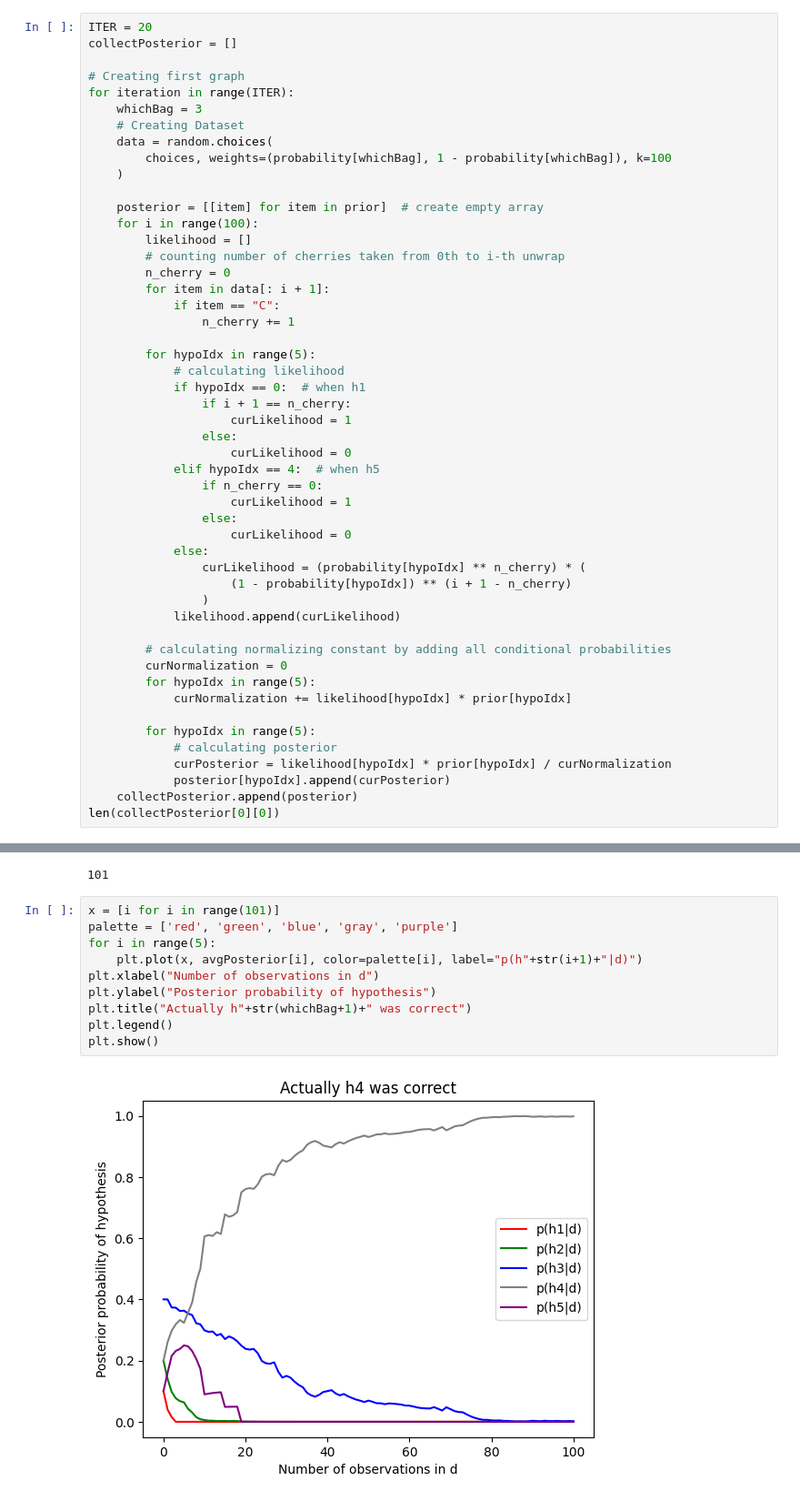
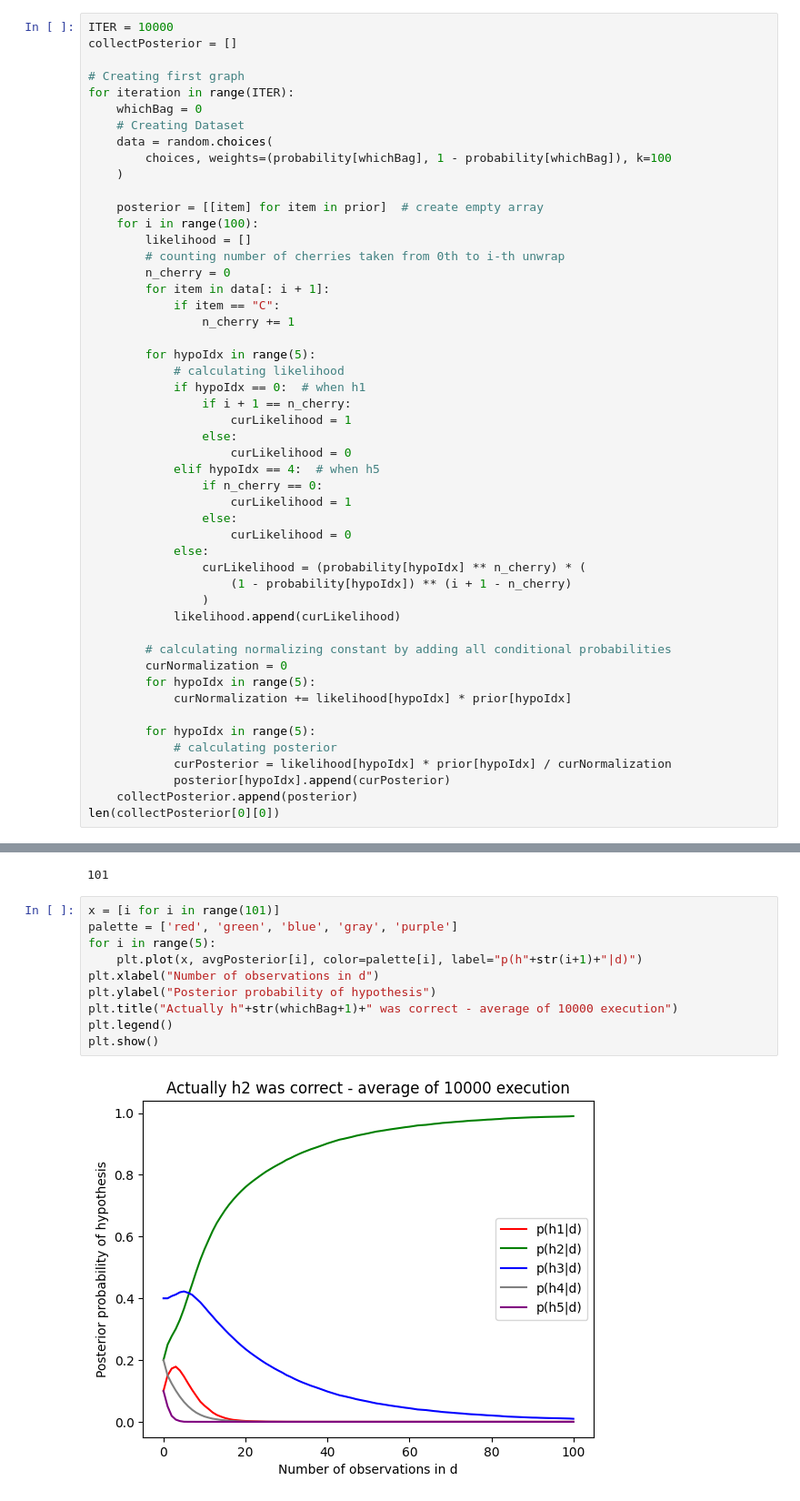
Before and after one commit to sxj754/csds391_f22_sxj754_w4, a Jupyter notebook: multiple.ipynb, the cells around one changed output, grey strips where cells are left out. Shown at 91% size. Saved outputs shown, nothing was run; the diff lists cells and outputs as text.

Commit message:
image update

```diff
--- a/multiple.ipynb
+++ b/multiple.ipynb
@@ -7,12 +7,12 @@ probability = [1, 0.75, 0.5, 0.25, 0]  # probability of cherry of h1, ..., h5
 choices = ["C", "L"]  # Cherry and Lime
 n_cherry = []
 # %%
-ITER = 20
+ITER = 10000
 collectPosterior = []
 
 # Creating first graph
 for iteration in range(ITER):
-    whichBag = 3
+    whichBag = 0
     # Creating Dataset
     data = random.choices(
         choices, weights=(probability[whichBag], 1 - probability[whichBag]), k=100
@@ -75,15 +75,15 @@ len(avgPosterior[1])
 # %%
 x = [i for i in range(101)]
 palette = ['red', 'green', 'blue', 'gray', 'purple']
 for i in range(5):
     plt.plot(x, avgPosterior[i], color=palette[i], label="p(h"+str(i+1)+"|d)")
 plt.xlabel("Number of observations in d")
 plt.ylabel("Posterior probability of hypothesis")
-plt.title("Actually h"+str(whichBag+1)+" was correct")
+plt.title("Actually h"+str(whichBag+1)+" was correct - average of 10000 execution")
 plt.legend()
 plt.show()
 # %% [output]
-[figure, old version]
+[figure, new version]
 # %%
 # Creating second graph
 prob = []
```
Also changed, not shown: parts of 1 cell of this notebook, 8 other files.
